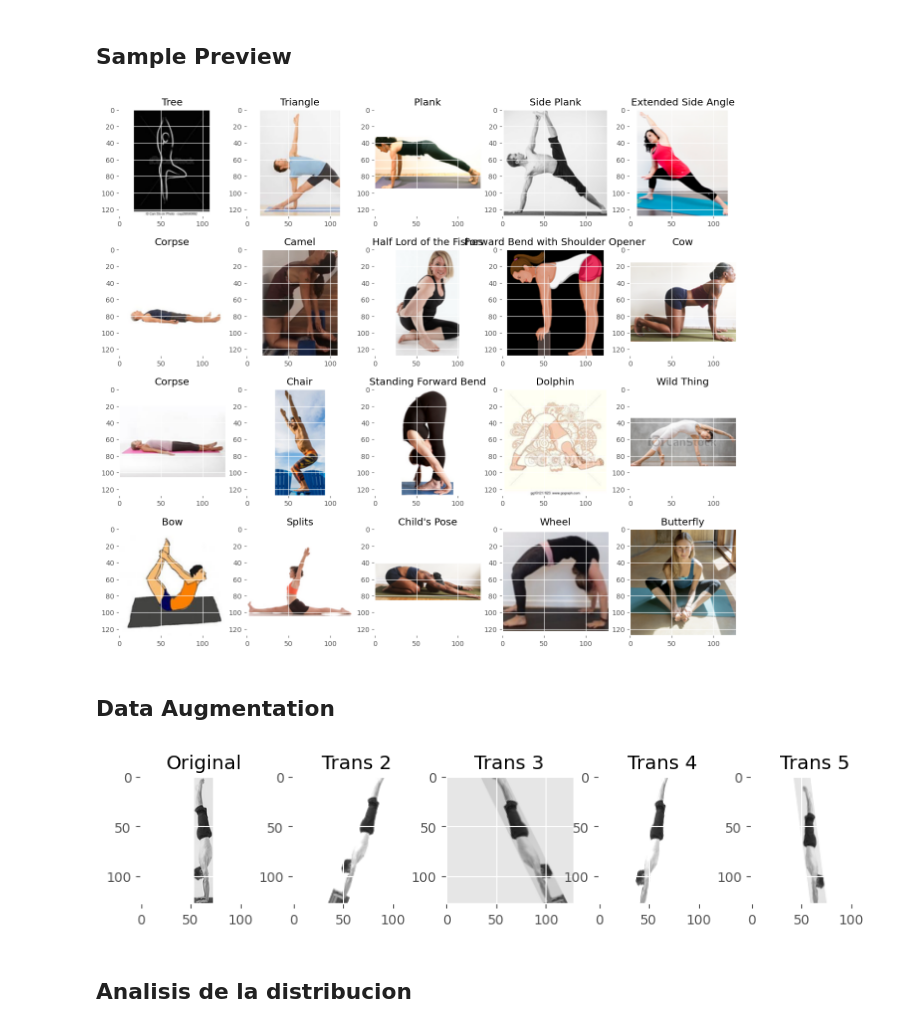
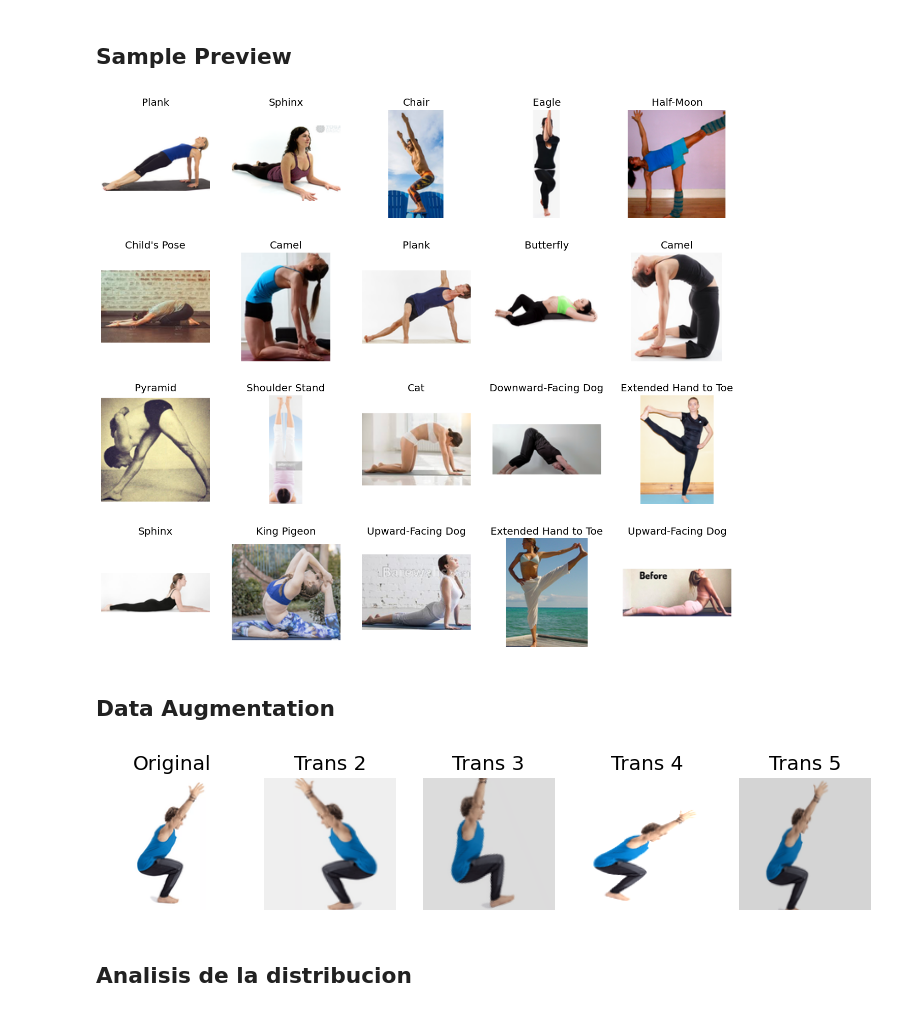
Before and after one commit to EmaSuriano/deep-learning-group-7, a Jupyter notebook: ema/mac-test.ipynb, the cells around one changed output. Cells and saved outputs as stored; diff of their text form; code cells hidden in the pictures.

```diff
--- a/ema/mac-test.ipynb
+++ b/ema/mac-test.ipynb
@@ -186,10 +187,11 @@ for i, img_idx in enumerate(samples):
 
     plt.imshow(X[img_idx])
     plt.title(labelNames[y[img_idx]])
+    plt.axis("off")
 
 plt.show()
 # %% [output]
-[figure, old version]
+[figure, new version]
 # %% [markdown]
 ## Data Augmentation
 # %%
@@ -209,24 +211,26 @@ datagen = K.preprocessing.image.ImageDataGenerator(
 # %%
 sample = random.randint(0, len(X))
 
 img_orig = X[sample]
 
 fig = plt.figure(figsize=(16, 10))
 
 fig.add_subplot(4, 8, 1)
 plt.imshow(img_orig)
 plt.title("Original")
+plt.axis("off")
 
 # # Show transformations
 for n in range(2, 6):
     fig.add_subplot(4, 8, n)
     img = datagen.random_transform(img_orig)
     plt.imshow(img.astype(np.uint8))
     plt.title(f"Trans {n}")
+    plt.axis("off")
 
 plt.show()
 # %% [output]
-[figure, old version]
+[figure, new version]
 # %% [markdown]
 ## Analisis de la distribucion
 # %%
```
Also changed, not shown: parts of 7 cells of this notebook, 3 other files.
